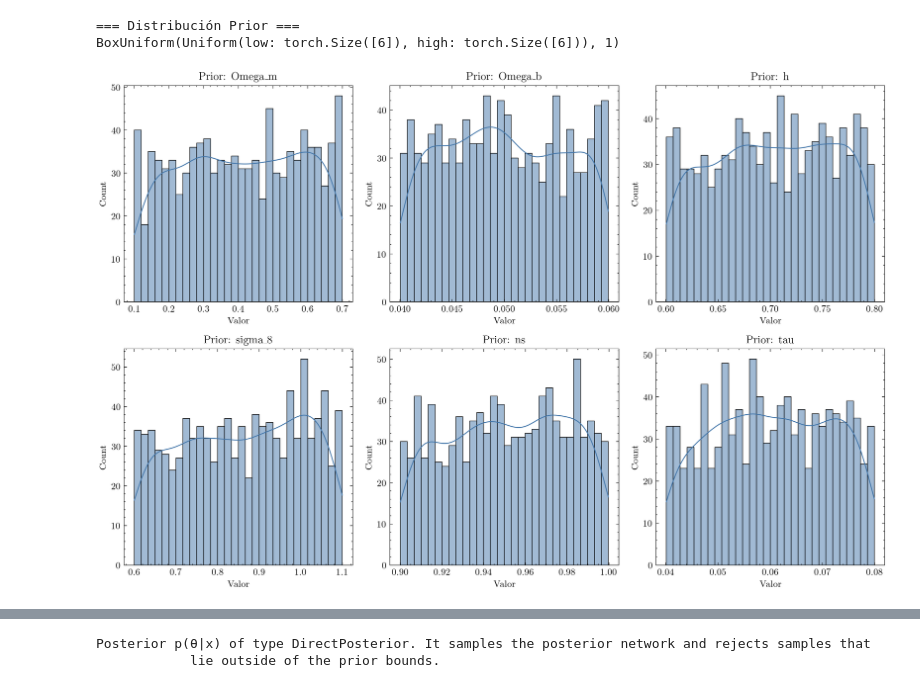
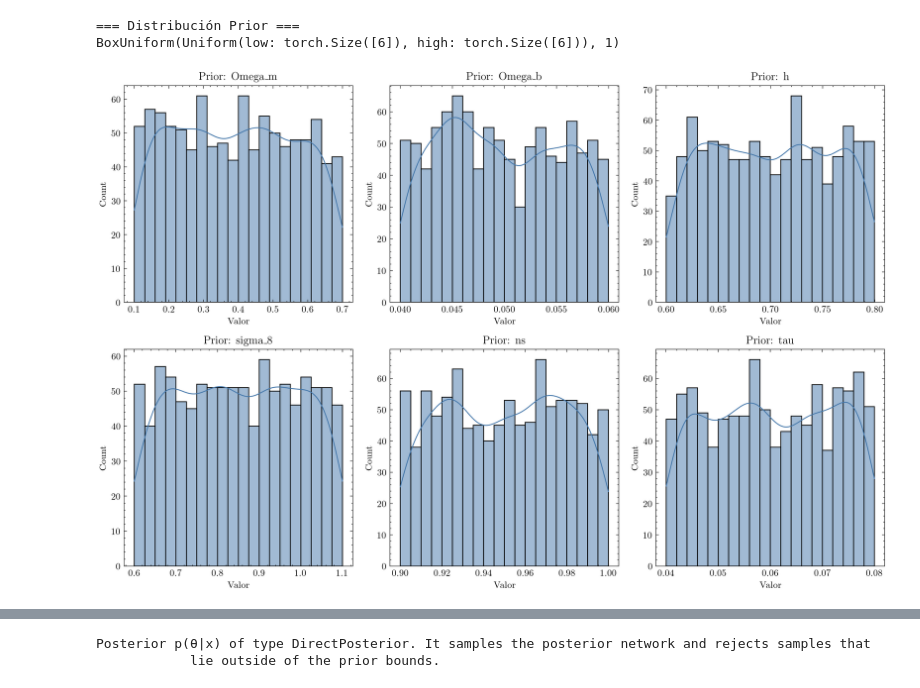
Before and after one commit to julianticucho/cmb-sbi-inference, a Jupyter notebook: inference.ipynb, the cells around one changed output, grey strips where cells are left out. Saved outputs shown, nothing was run; the diff lists cells and outputs as text; code cells hidden in the pictures.

```diff
--- a/inference.ipynb
+++ b/inference.ipynb
@@ -50,17 +49,17 @@ BoxUniform(Uniform(low: torch.Size([6]), high: torch.Size([6])), 1)
 # %%
 prior_samples = prior.sample((1000,))
 param_names = list(PARAM_RANGES.keys())
 
 plt.figure(figsize=(12, 8))
 for i, name in enumerate(param_names):
     plt.subplot(2, 3, i+1)
-    sns.histplot(prior_samples[:, i].numpy(), bins=30, kde=True)
+    sns.histplot(prior_samples[:, i].numpy(), bins=20, kde=True)
     plt.title(f"Prior: {name}")
     plt.xlabel("Valor")
 plt.tight_layout()
 plt.show()
 # %% [output]
-[figure, old version]
+[figure, new version]
 # %%
 from src.inference.simulator import create_simulator
 
```
Also changed, not shown: parts of 6 cells of this notebook, 1 other file.
